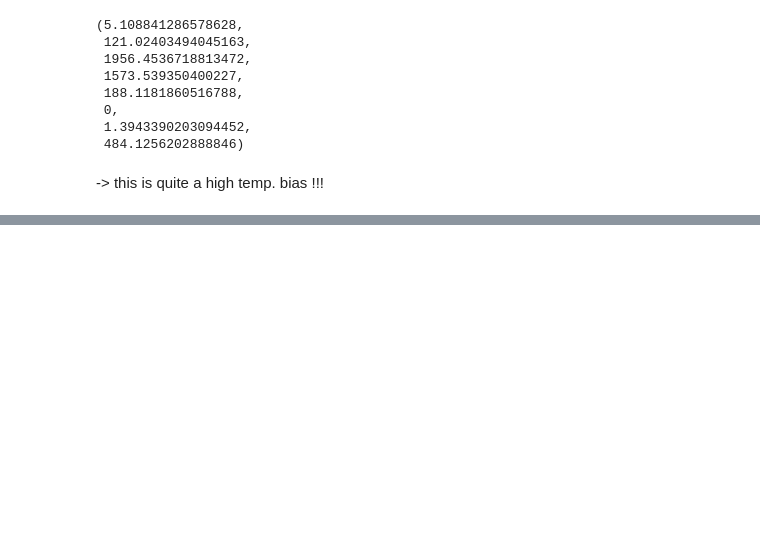
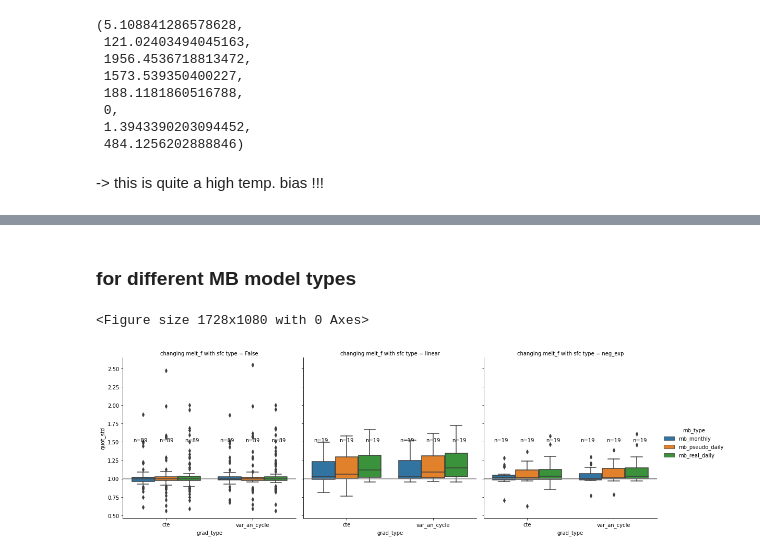
Before and after one commit to OGGM/massbalance-sandbox, a Jupyter notebook: docs/surface_type_distinction/oggm_sfc_type_bucket.ipynb, the cells around one changed output, grey strips where cells are left out. Cells and saved outputs as stored; diff of their text form; code cells hidden in the pictures; blank space fills up the shorter version.

```diff
--- a/docs/surface_type_distinction/oggm_sfc_type_bucket.ipynb
+++ b/docs/surface_type_distinction/oggm_sfc_type_bucket.ipynb
@@ -530,12 +532,12 @@ pd_calib = pd.DataFrame(np.NaN, index=np.arange(0, int(len(np.arange(-4,4.1,0.5)
                         columns=['rgi_id', 'temp_bias', 'pf_opt', 'melt_f',
                                  'winter_prcp_mean', 'winter_solid_prcp_mean',
                                  'specific_melt_winter_kg_m2', 'except_necessary', 'quot_std', 'mae_mb_profile'])
-for gdir in gdirs: # here just two glaciers
+for gdir in [gdirs[13:14]]: # here just two glaciers
     for temp_bias in np.arange(-4,4.1,0.5):
         pd_calib.iloc[j] = np.NaN
 
         try:
-            out = calibrate_to_geodetic_bias_winter_mb(gdir, method = method, temp_bias = temp_bias)
+            out = calibrate_to_geodetic_bias_winter_mb(gdir, method = method, temp_bias = temp_bias, mb_type = 'mb_real_daily')
             (pd_calib.loc[j,'pf_opt'], pd_calib.loc[j,'melt_f'],
              pd_calib.loc[j, 'winter_prcp_mean'], pd_calib.loc[j, 'winter_solid_prcp_mean'],
              pd_calib.loc[j, 'specific_melt_winter_kg_m2'], pd_calib.loc[j,'except_necessary'],
@@ -633,0 +803,52 @@ out
+# %% [markdown]
+### for different MB model types
+# %%
+plt.figure(figsize=(24,15))
+g = sns.catplot(y='quot_std', hue='mb_type', data = pd_calib_opt_quot_std, x = 'grad_type',
+            kind = 'box', col='changing melt_f with sfc type')#, whis=False, fliersize=0)
+plt.axhline([1], color = 'grey')
+# ax = plt.gca()
+
+for sfc_type in [False, 'linear', 'neg_exp']:
+
+    pd_calib_opt_quot_std_pre_sel = pd_calib_opt_quot_std.loc[pd_calib_opt_quot_std['changing melt_f with sfc type'] == sfc_type]
+    ax = g.axes_dict[sfc_type]
+    ax.axhline([1], color = 'grey')
+    #plt.ylim([0,2])
+    # Calculate number of obs per group & median to position labels
+    nobs = []
+    medians = []
+    for grad_type in ['cte', 'var_an_cycle']:
+        pd_calib_opt_quot_std_sel_n = pd_calib_opt_quot_std_pre_sel.loc[pd_calib_opt_quot_std_pre_sel.grad_type ==grad_type]
+
+        pd_calib_opt_quot_std_sel = pd_calib_opt_quot_std_sel_n.dropna(subset='quot_std')
+        medians_k = pd_calib_opt_quot_std_sel.groupby(['mb_type'])['quot_std'].median().values
+        nobs_k = pd_calib_opt_quot_std_sel['mb_type'].value_counts().values
+        nobs_k = [str(x) for x in nobs_k.tolist()]
+        nobs_k = ["n=" + i for i in nobs_k]
+        medians.append(medians_k)
+        nobs.append(nobs_k)
+    medians = np.concatenate(medians)
+    nobs = np.concatenate(nobs)
+    # Add it to the plot
+    pos = range(2)
+    j = 0
+    for tick,label in zip(pos,ax.get_xticklabels()):
+        for off in [-0.3, 0, +0.3]:
+            ax.text(pos[tick]+off,
+                    1.5, #1250,
+                    #medians[j] + 0.03,
+                    nobs[j],
+                    horizontalalignment='center',
+                    #size='x',
+                    color='k',
+                    #weight='semibold'
+                   )
+            j +=1
+
+
+
+#plt.ylim([0.6,1.4])
+# %% [output]
+<Figure size 1728x1080 with 0 Axes>
+[figure, added]
```
Also changed, not shown: parts of 32 cells of this notebook, 12 other files.
